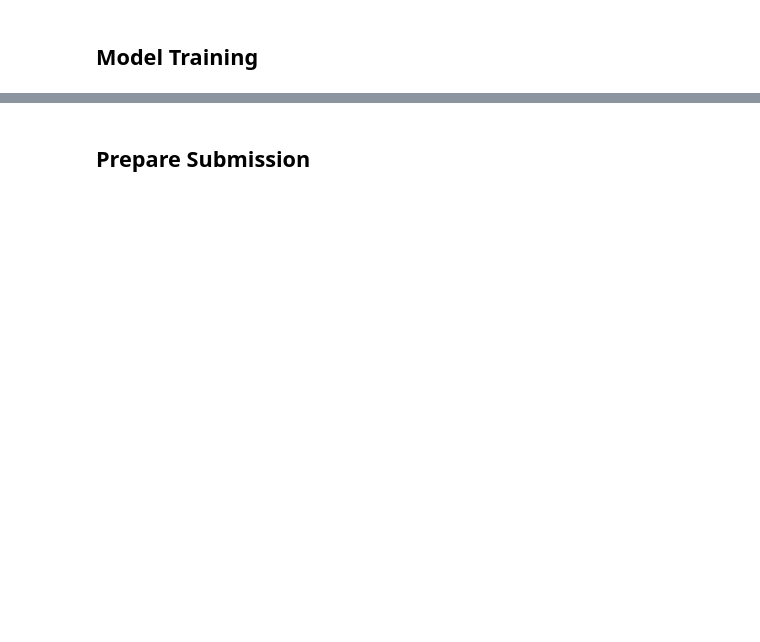
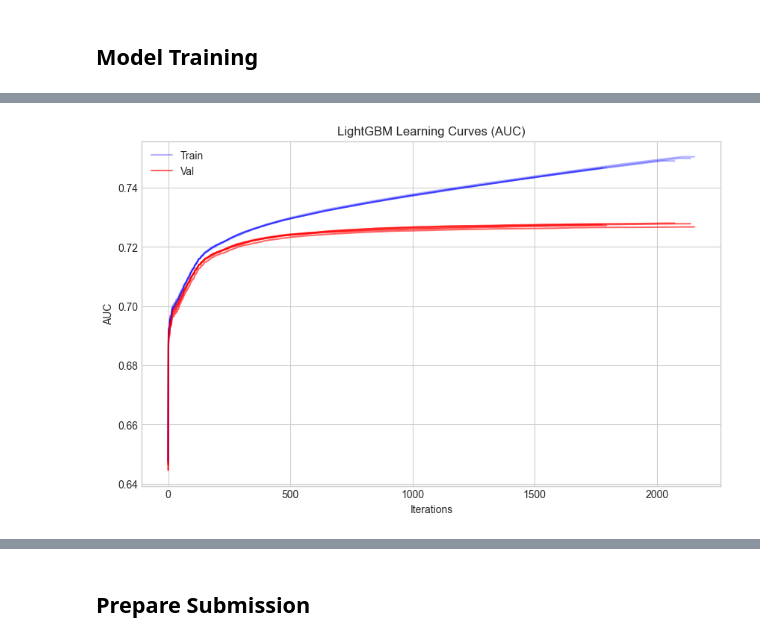
Before and after one commit to SteveTarter/kaggle-playground-series, a Jupyter notebook: 2025/s5e12/ps-s5e12-lightgbm.ipynb, the cells around one changed output, grey strips where cells are left out. Drawn from its saved outputs; the diff is of its cells as text; code cells hidden in the pictures; blank space fills up the shorter version.

```diff
--- a/2025/s5e12/ps-s5e12-lightgbm.ipynb
+++ b/2025/s5e12/ps-s5e12-lightgbm.ipynb
@@ -113,0 +59,20 @@ PERFORM_OPTUNA_TUNING = False
+# %%
+helper = ExperimentSetup()
+
+# Get the seed, and apply it to all the internals like pandas and numpy
+seed = helper.set_seeds()
+
+helper.configure_pandas()
+helper.suppress_warnings()
+
+# The target feature
+TARGET = 'diagnosed_diabetes'
+
+# Show GPU be utilized in training
+USE_GPU = False
+
+# Recursive Feature Elimination should be performed in the pipeline.
+PERFORM_RFE = False
+
+# Optuna tuning should be performed in the pipeline
+PERFORM_OPTUNA_TUNING = False
@@ -138,0 +84,2 @@ print(training_df.head(5))
+# %%
+training_df = helper.read_training_dataset()
@@ -161,0 +106,2 @@ print(test_df.head(5))
+# %%
+test_df = helper.read_test_dataset()
@@ -514,6 +481,10 @@ lgb_tuned_params = {
     'device_type': 'gpu' if USE_GPU else 'cpu',
     'verbosity': -1
 }
+
+# Storage for plotting later
+eval_results = []
+models = []
 
 # Arrays to store results
 oof_preds = np.zeros(len(X))     # Out-of-Fold predictions (for blending later)
@@ -533,7 +504,7 @@ for fold, (train_idx, val_idx) in enumerate(skf.split(training_df, y)):
 
     X_train_trans = fe_fold.fit_transform(X_train_fold)
     X_val_trans = fe_fold.transform(X_val_fold)
-    X_test_trans = fe_fold.transform(X_test)
+    X_test_trans = fe_fold.transform(test_df)
 
     cat_cols = X_train_trans.select_dtypes(include=['object', 'category']).columns.tolist()
 
@@ -560,16 +531,20 @@ for fold, (train_idx, val_idx) in enumerate(skf.split(training_df, y)):
     # and then pass that result to xgb.fit()
     model.fit(
         X_train_trans, y_train_fold,
-        eval_set=[(X_val_trans, y_val_fold)],
+        eval_set=[(X_train_trans, y_train_fold), (X_val_trans, y_val_fold)],
         callbacks=[
             lgb.early_stopping(stopping_rounds=50, verbose=False),
             lgb.log_evaluation(period=100)
         ]
     )
 
+    # Store history for this fold
+    eval_results.append(model.evals_result_)
+    models.append(model)
+
     # Predict Validation Set
     # [:, 1] grabs the probability of class 1 (Diabetes)
-    val_probs = model.predict_proba(X_val_trans)[:, 1]
+    val_probs = model.predict_proba(X_val_trans, num_iteration=model.best_iteration_)[:, 1]
     oof_preds[val_idx] = val_probs
 
     # Score
@@ -577,7 +552,7 @@ for fold, (train_idx, val_idx) in enumerate(skf.split(training_df, y)):
     print(f'Fold {fold+1} AUC: {score:.5f} (Best Iteration: {model.best_iteration_})')
 
     # Predict Test Set (Accumulate for averaging)
-    test_probs = model.predict_proba(X_test_trans)[:, 1]
+    test_probs = model.predict_proba(X_test_trans, num_iteration=model.best_iteration_)[:, 1]
     test_preds += test_probs / n_folds
 
 # Evaluation
@@ -644,0 +604,6 @@ NameError: name 'cols_to_keep' is not defined
+# %%
+mviz = ModelVisualizer(model_name='LightGBM')
+
+mviz.plot_learning_curves(eval_results)
+# %% [output]
+[figure, added]
```
Also changed, not shown: parts of 24 cells of this notebook, 9 other files.
